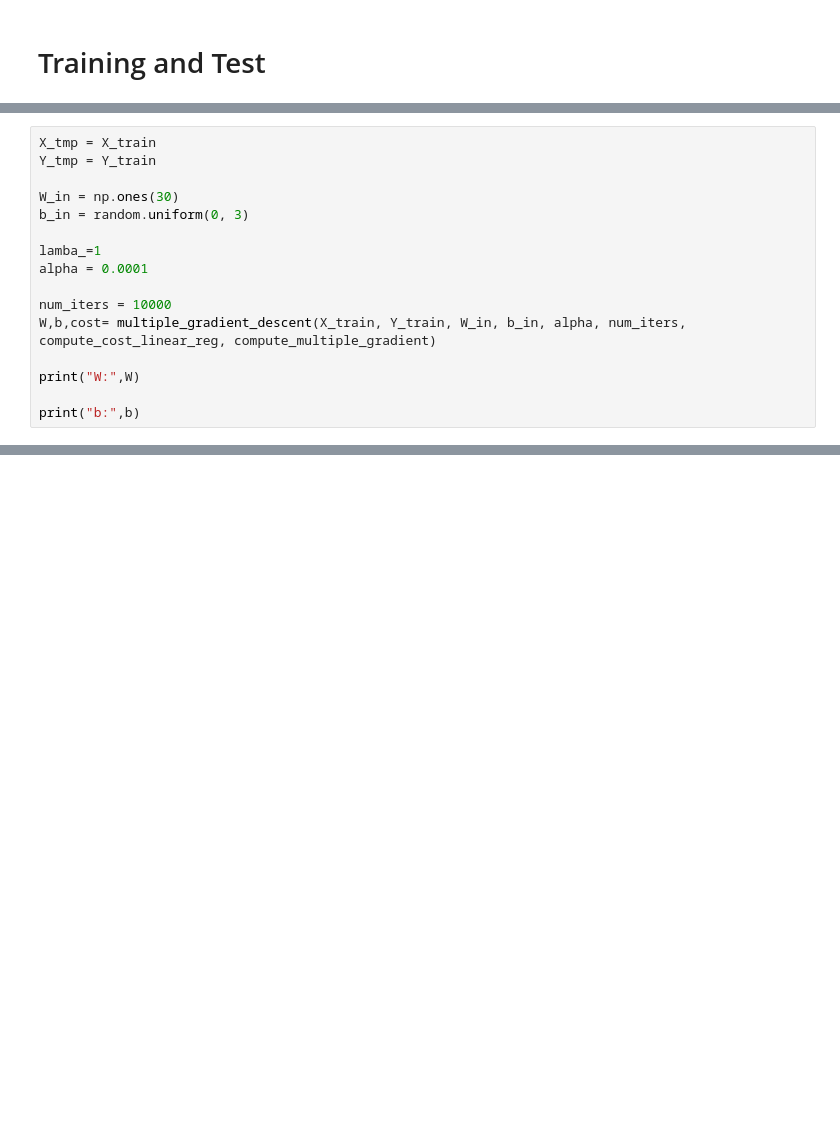
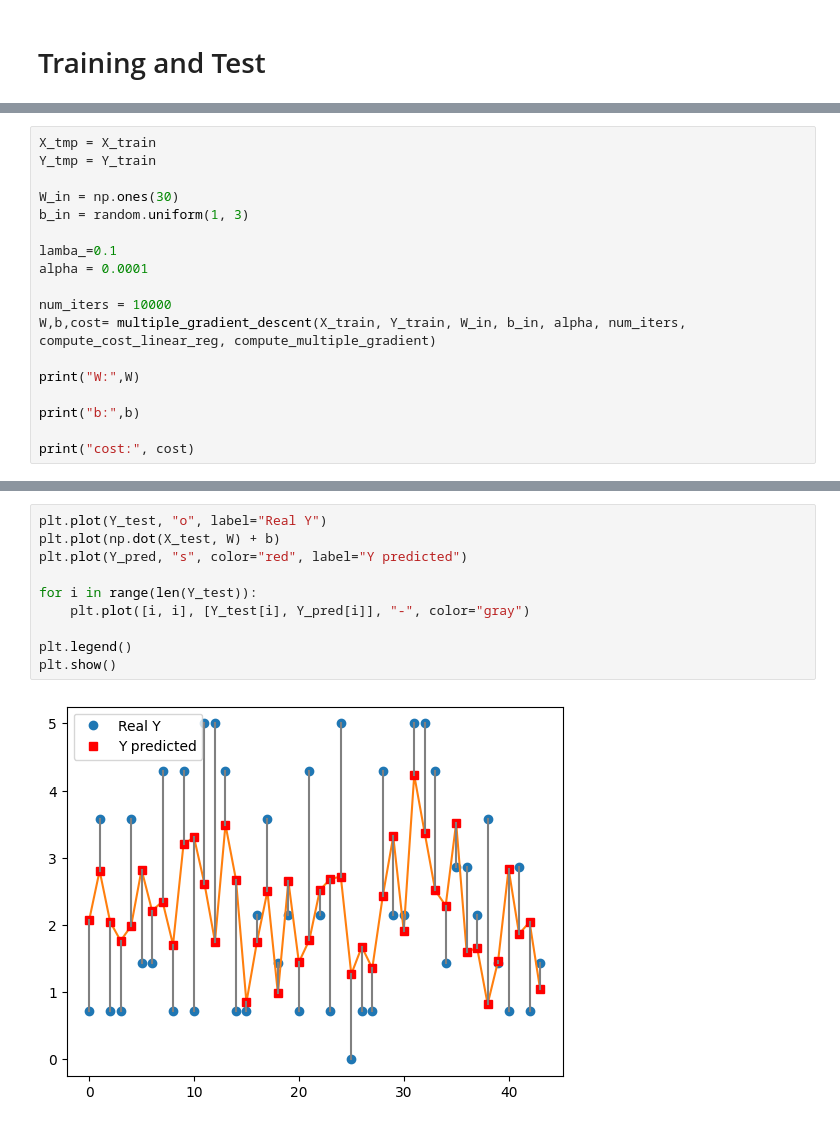
Before and after one commit to PierDiella/BigData_Rep, a Jupyter notebook: COMPLETE_Multi_Linear_Regression.ipynb, the cells around one changed output, grey strips where cells are left out. Saved outputs shown, nothing was run; the diff lists cells and outputs as text; blank space fills up the shorter version.

```diff
--- a/COMPLETE_Multi_Linear_Regression.ipynb
+++ b/COMPLETE_Multi_Linear_Regression.ipynb
@@ -441,9 +407,9 @@ X_tmp = X_train
 Y_tmp = Y_train
 
 W_in = np.ones(30)
-b_in = random.uniform(0, 3)
+b_in = random.uniform(1, 3)
 
-lamba_=1
+lamba_=0.1
 alpha = 0.0001
 
 num_iters = 10000
@@ -452,3 +418,5 @@ W,b,cost= multiple_gradient_descent(X_train, Y_train, W_in, b_in, alpha, num_ite
 print("W:",W)
 
 print("b:",b)
+
+print("cost:", cost)
@@ -490,0 +445,12 @@ Il Mean Squared error del test set è : 3.598
+# %%
+plt.plot(Y_test, "o", label="Real Y")
+plt.plot(np.dot(X_test, W) + b)
+plt.plot(Y_pred, "s", color="red", label="Y predicted")
+
+for i in range(len(Y_test)):
+    plt.plot([i, i], [Y_test[i], Y_pred[i]], "-", color="gray")
+
+plt.legend()
+plt.show()
+# %% [output]
+[figure, added]
```
Also changed, not shown: parts of 10 cells of this notebook.
